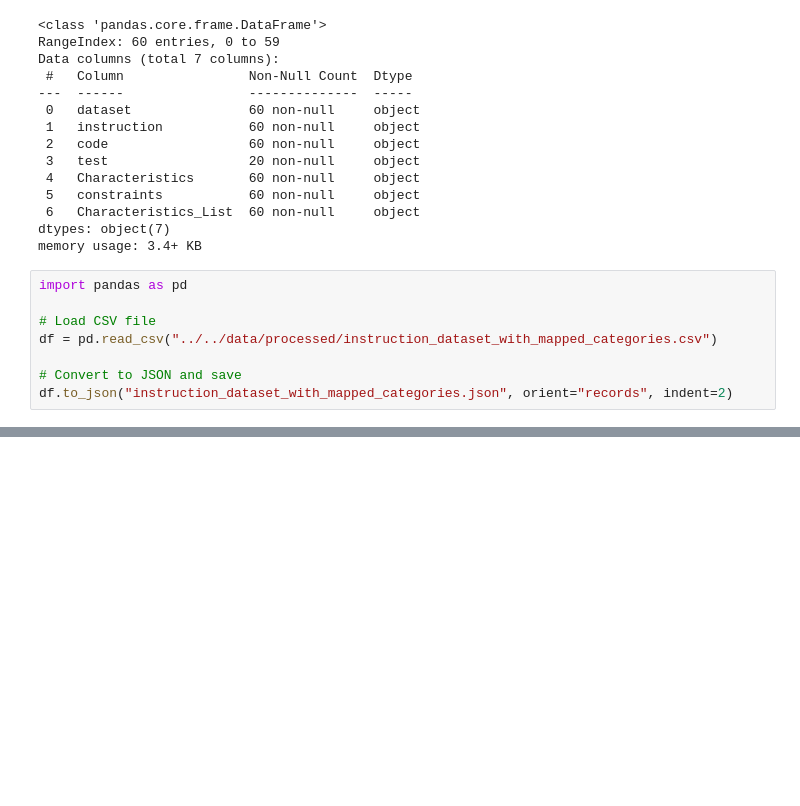
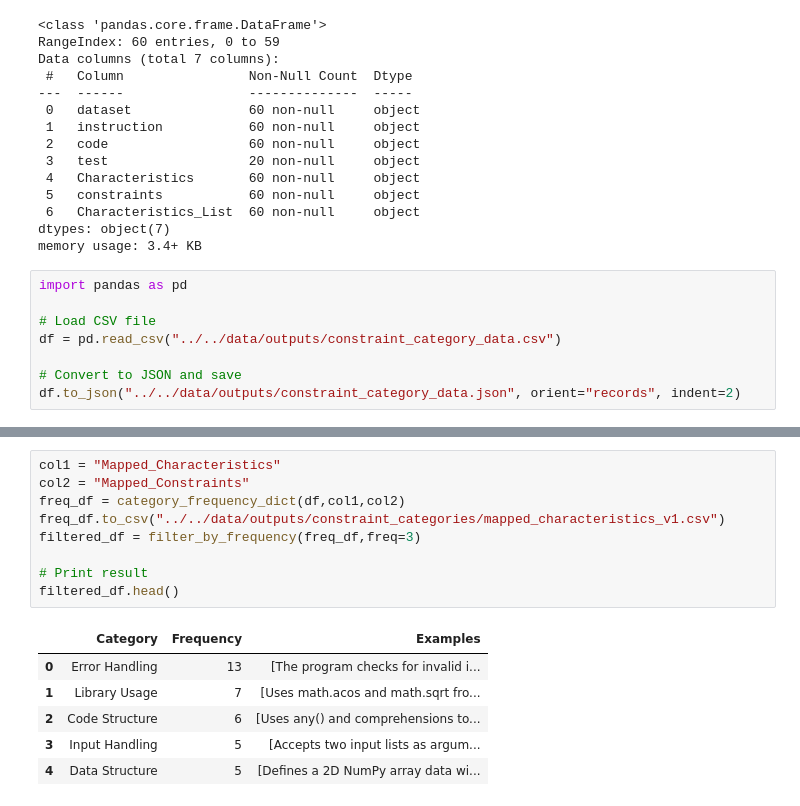
Before and after one commit to gunnusravani/CIF_Benchmark, a Jupyter notebook: scripts/constraints/constraint_category.ipynb, the cells around one changed output, grey strips where cells are left out. Drawn from its saved outputs; the diff is of its cells as text; blank space fills up the shorter version.

Commit message:
super constraints

```diff
--- a/scripts/constraints/constraint_category.ipynb
+++ b/scripts/constraints/constraint_category.ipynb
@@ -36,7 +36,7 @@ memory usage: 3.4+ KB
 import pandas as pd
 
 # Load CSV file
-df = pd.read_csv("../../data/processed/instruction_dataset_with_mapped_categories.csv")
+df = pd.read_csv("../../data/outputs/constraint_category_data.csv")
 
 # Convert to JSON and save
-df.to_json("instruction_dataset_with_mapped_categories.json", orient="records", indent=2)
+df.to_json("../../data/outputs/constraint_category_data.json", orient="records", indent=2)
@@ -42,0 +150,16 @@ df.to_json("instruction_dataset_with_mapped_categories.json", orient="records",
+# %%
+col1 = "Mapped_Characteristics"
+col2 = "Mapped_Constraints"
+freq_df = category_frequency_dict(df,col1,col2)
+freq_df.to_csv("../../data/outputs/constraint_categories/mapped_characteristics_v1.csv")
+filtered_df = filter_by_frequency(freq_df,freq=3)
+
+# Print result
+filtered_df.head()
+# %% [output]
+|  | Category | Frequency | Examples |
+| 0 | Error Handling | 13 | [The program checks for invalid i... |
+| 1 | Library Usage | 7 | [Uses math.acos and math.sqrt fro... |
+| 2 | Code Structure | 6 | [Uses any() and comprehensions to... |
+| 3 | Input Handling | 5 | [Accepts two input lists as argum... |
+| 4 | Data Structure | 5 | [Defines a 2D NumPy array data wi... |
```
Also changed, not shown: parts of 17 cells of this notebook, 17 other files.
